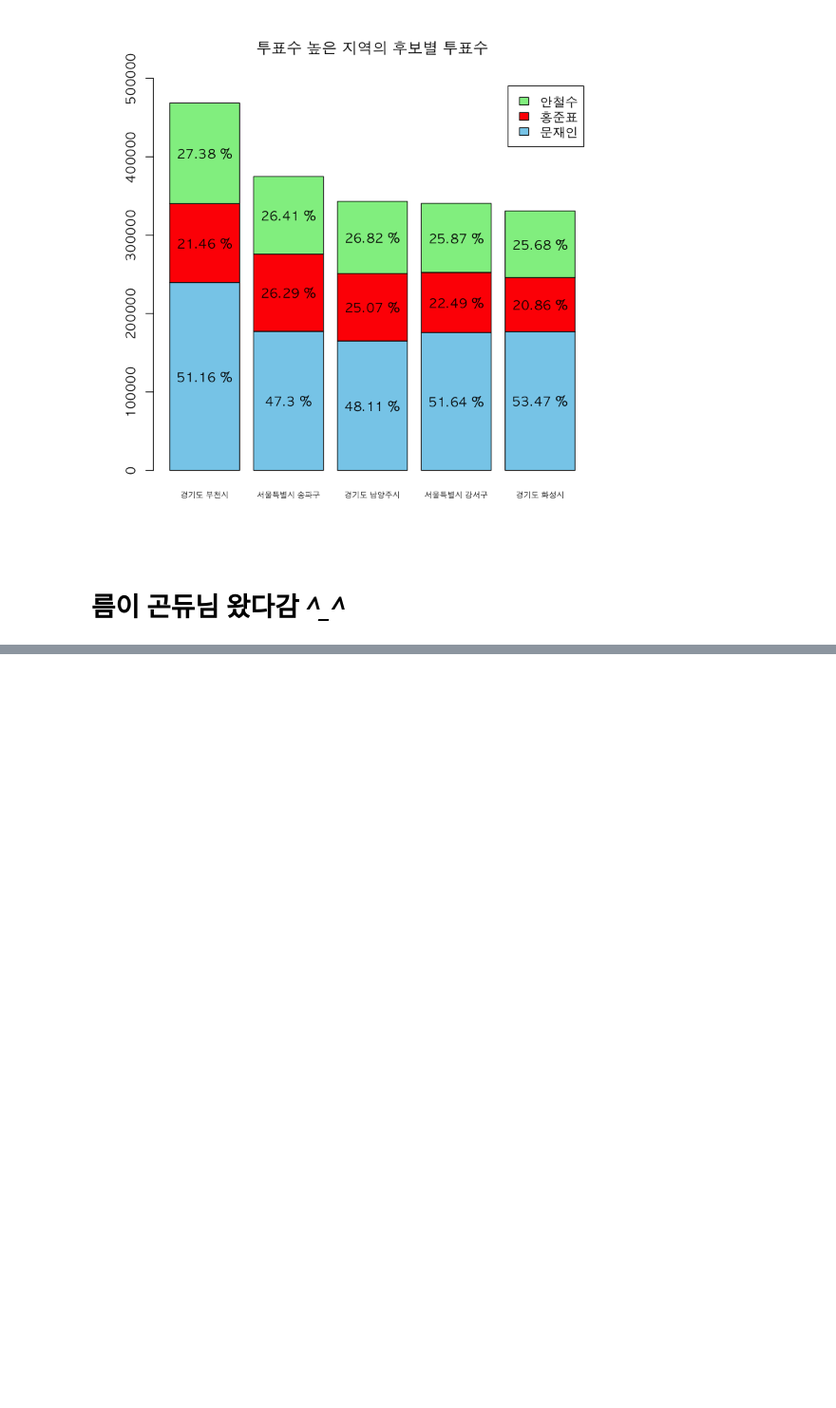
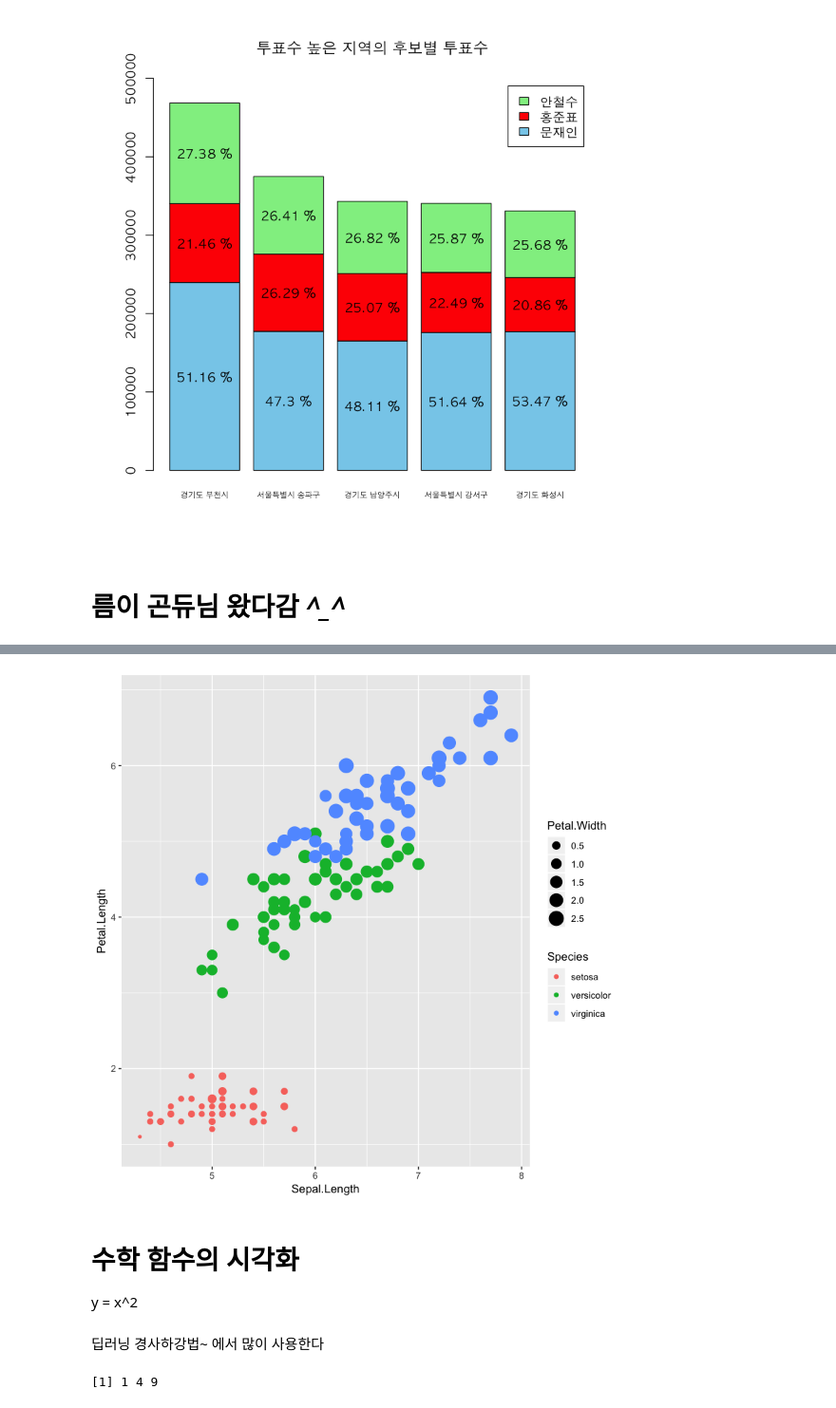
Before and after one commit to monargent0/TJRrrClass, a Jupyter notebook: 12. 데이터 시각화 2.ipynb, the cells around one changed output, grey strips where cells are left out. Shown at 95% size. Saved outputs shown, nothing was run; the diff lists cells and outputs as text; code cells hidden in the pictures; blank space fills up the shorter version.

```diff
--- a/12. 데이터 시각화 2.ipynb
+++ b/12. 데이터 시각화 2.ipynb
@@ -292,0 +297,12 @@ for(i in 1:5){
+# %%
+qplot(Sepal.Length, Petal.Length , data= iris,
+    col= Species, size = Petal.Width
+)
+# 비선형을 할 줄 알아야 한다. (두 데이터 사이에 있는 데이터를 versicolor와 virginica 중에 어떤 종인지 구분)
+# %% [output]
+[figure, added]
+# %% [markdown]
+# 수학 함수의 시각화
+y = x^2
+# %% [markdown]
+딥러닝 경사하강법~ 에서 많이 사용한다
@@ -292,0 +314,5 @@ for(i in 1:5){
+# %%
+x <- 1:3
+f(x)
+# %% [output]
+[1] 1 4 9
```
Also changed, not shown: parts of 10 cells of this notebook, 2 other files.
